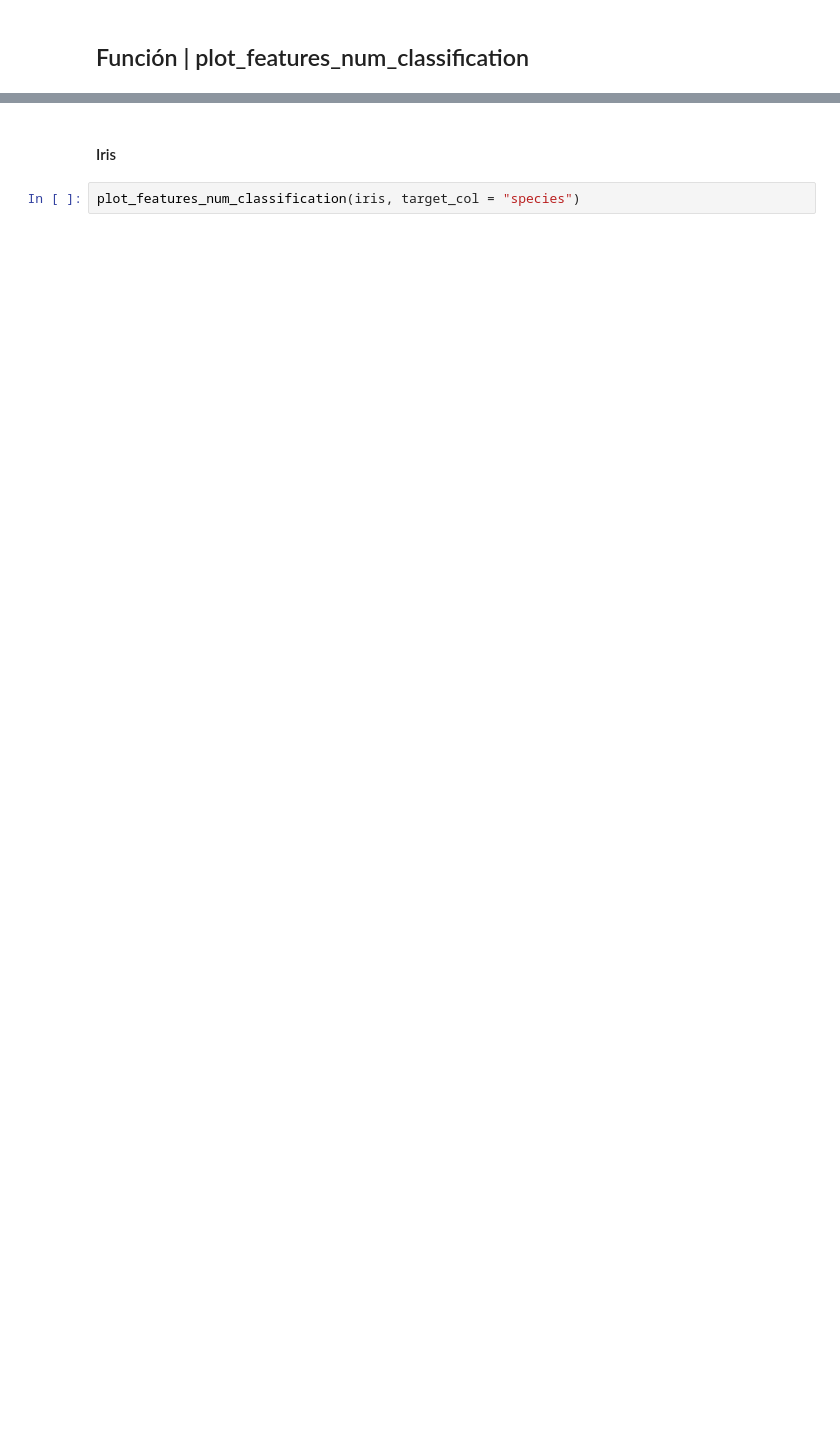
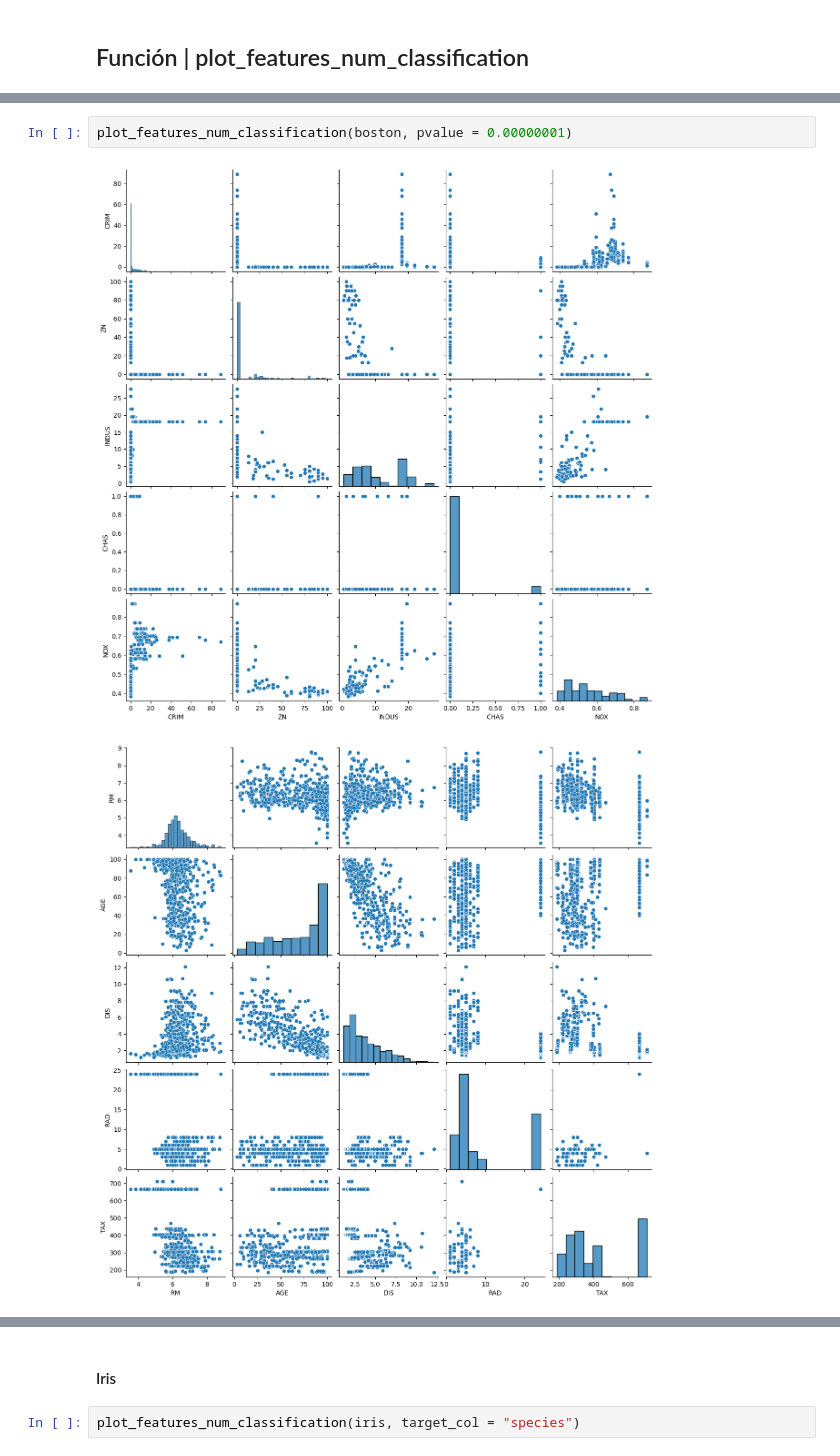
Before and after one commit to marosor/ML_Toolbox, a Jupyter notebook: Toolbox_ML_II_prueba/Final_Prueba/Toolbox_Inputs_II.ipynb, the cells around one changed output, grey strips where cells are left out. Drawn from its saved outputs; the diff is of its cells as text; blank space fills up the shorter version.

```diff
--- a/Toolbox_ML_II_prueba/Final_Prueba/Toolbox_Inputs_II.ipynb
+++ b/Toolbox_ML_II_prueba/Final_Prueba/Toolbox_Inputs_II.ipynb
@@ -135,0 +180,5 @@ get_features_num_classification(titanic, target_col = "alive")
+# %%
+plot_features_num_classification(boston, pvalue = 0.00000001)
+# %% [output]
+[figure, added]
+[figure, added]
```
Also changed, not shown: parts of 15 cells of this notebook, 1 other file.
